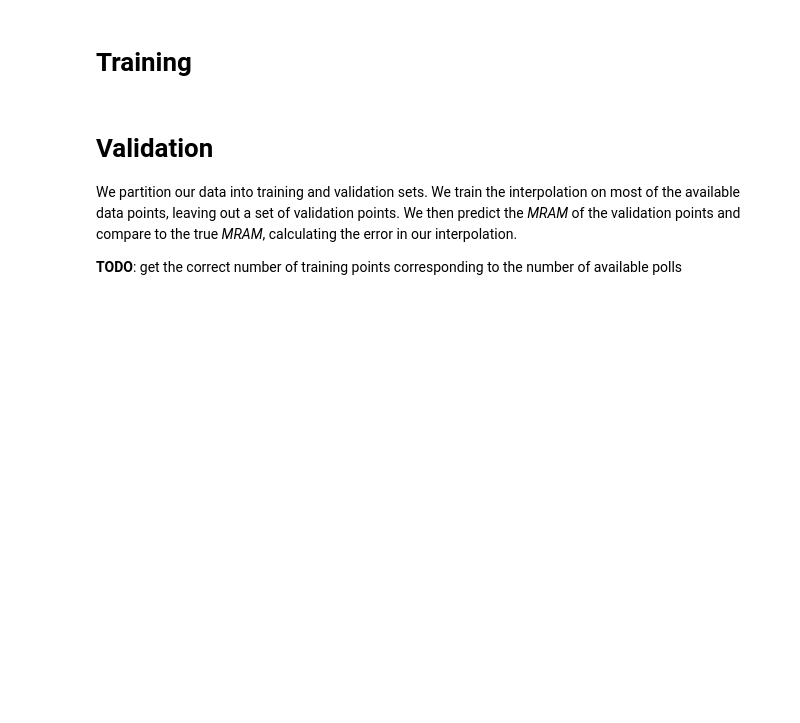
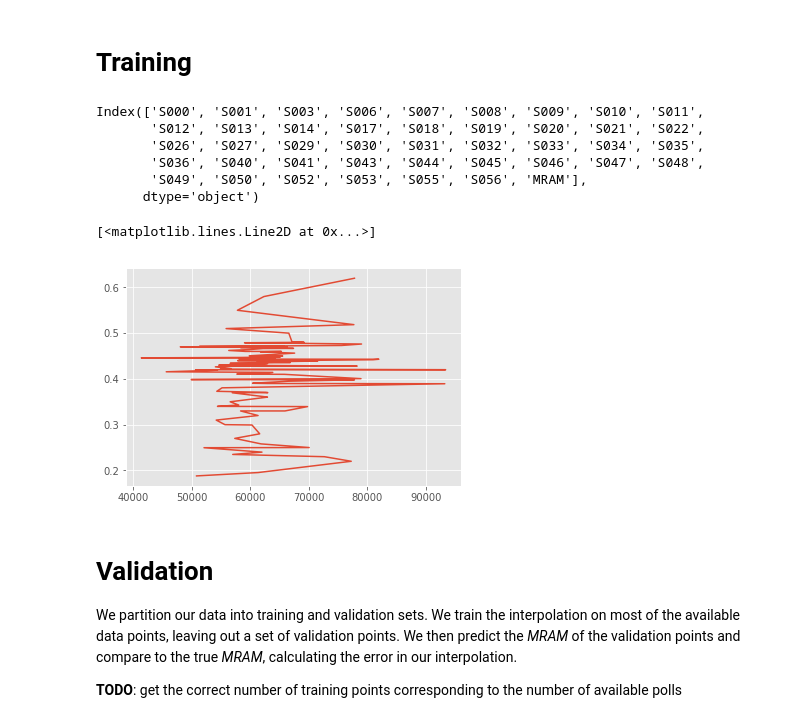
Before and after one commit to rytse/blairvoyance, a Jupyter notebook: interpolator.ipynb, the cells around one changed output. Saved outputs shown, nothing was run; the diff lists cells and outputs as text; code cells hidden in the pictures; blank space fills up the shorter version.

```diff
--- a/interpolator.ipynb
+++ b/interpolator.ipynb
@@ -101,6 +101,18 @@ def gen_interpolator(df_train, _ins, _outs):
         if len(feature) != len(set(feature)):
             print('Repeat')
     return scipy.interpolate.Rbf(*features)
+# %%
+print(df.columns)
+plt.plot(df['S007'], df['MRAM'])
+# %% [output]
+Index(['S000', 'S001', 'S003', 'S006', 'S007', 'S008', 'S009', 'S010', 'S011',
+       'S012', 'S013', 'S014', 'S017', 'S018', 'S019', 'S020', 'S021', 'S022',
+       'S026', 'S027', 'S029', 'S030', 'S031', 'S032', 'S033', 'S034', 'S035',
+       'S036', 'S040', 'S041', 'S043', 'S044', 'S045', 'S046', 'S047', 'S048',
+       'S049', 'S050', 'S052', 'S053', 'S055', 'S056', 'MRAM'],
+      dtype='object')
+[<matplotlib.lines.Line2D at 0x...>]
+[figure, added]
 # %% [markdown]
 # Validation
 
```
Also changed, not shown: parts of 3 cells of this notebook, 3 other files.
